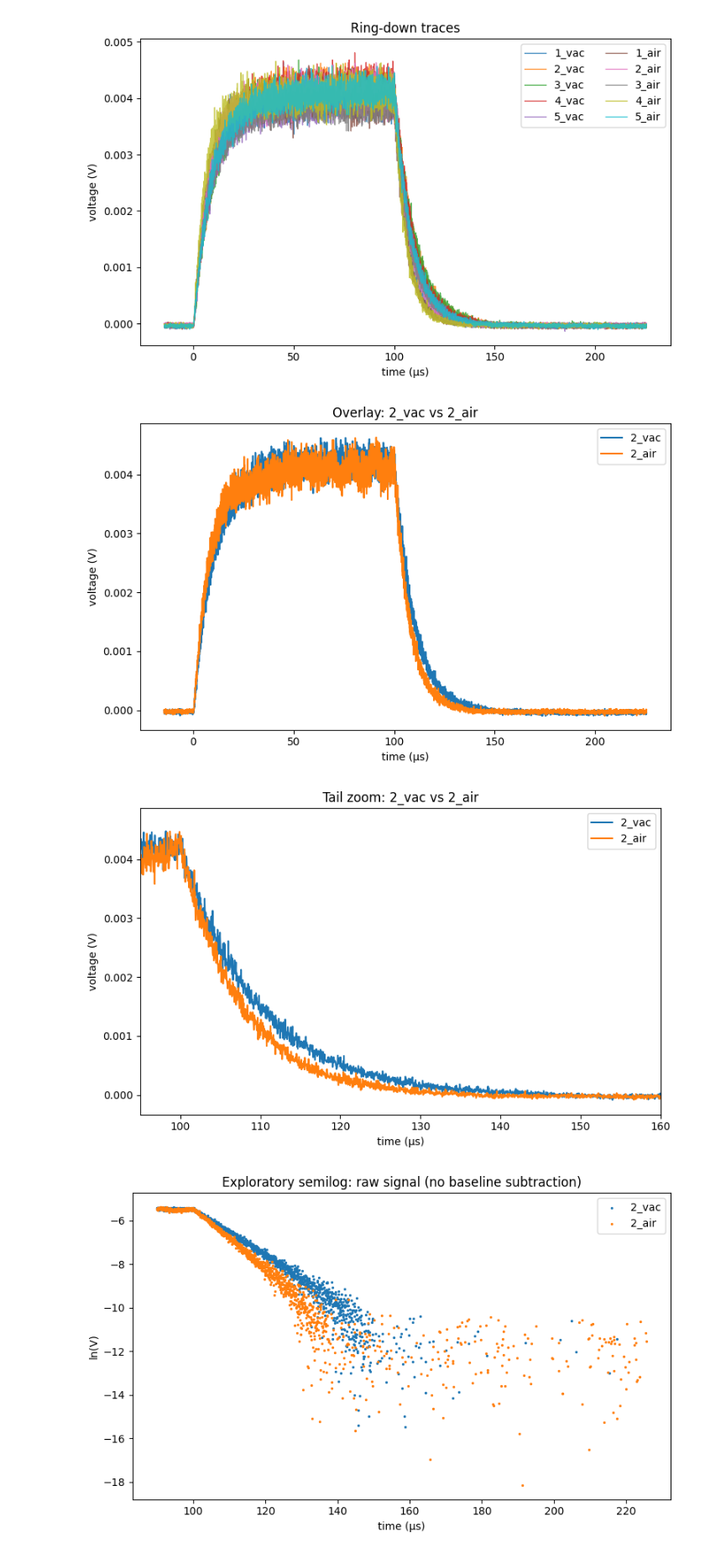
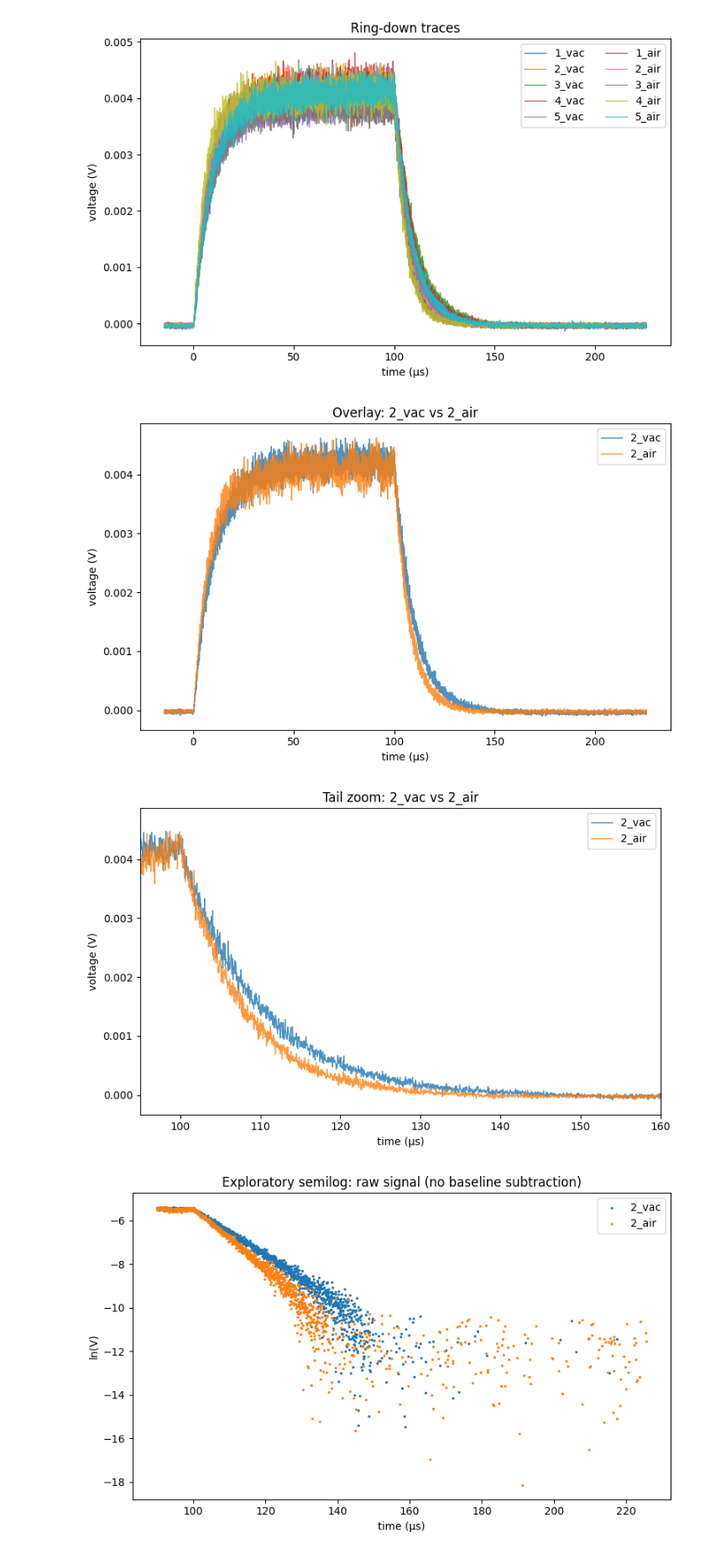
Before and after one commit to cembomembo/FP-Rayleigh, a Jupyter notebook: resources/code/analysis.ipynb, the cells around one changed output. Shown at 84% size. Cells and saved outputs as stored; diff of their text form; code cells hidden in the pictures.

```diff
--- a/resources/code/analysis.ipynb
+++ b/resources/code/analysis.ipynb
@@ -61,7 +61,7 @@ plt.figure(figsize=(8,5))
 for i in idxs:
     t = t_list[i] * 1e6
     v = v_list[i]
-    plt.plot(t, v, label=paths[i].stem)
+    plt.plot(t, v, label=paths[i].stem, linewidth=1, alpha=0.8)
 
 plt.title(f"Overlay: {paths[idxs[0]].stem} vs {paths[idxs[1]].stem}")
 plt.xlabel("time (μs)")
@@ -70,23 +70,23 @@ plt.legend()
 plt.tight_layout()
 plt.show()
 # %% [output]
-[figure, old version]
+[figure, new version]
 # %%
 plt.figure(figsize=(8,5))
 for i in idxs:
     t = t_list[i] * 1e6
     v = v_list[i]
-    plt.plot(t, v, label=paths[i].stem)
+    plt.plot(t, v, label=paths[i].stem, linewidth=1, alpha=0.8)
 
 plt.xlim(95, 160)
 plt.title(f"Tail zoom: {paths[idxs[0]].stem} vs {paths[idxs[1]].stem}")
 plt.xlabel("time (μs)")
 plt.ylabel("voltage (V)")
 plt.legend()
 plt.tight_layout()
 plt.show()
 # %% [output]
-[figure, old version]
+[figure, new version]
 # %%
 plt.figure(figsize=(8,5))
 
```
Also changed, not shown: parts of 3 cells of this notebook, 4 other files.
